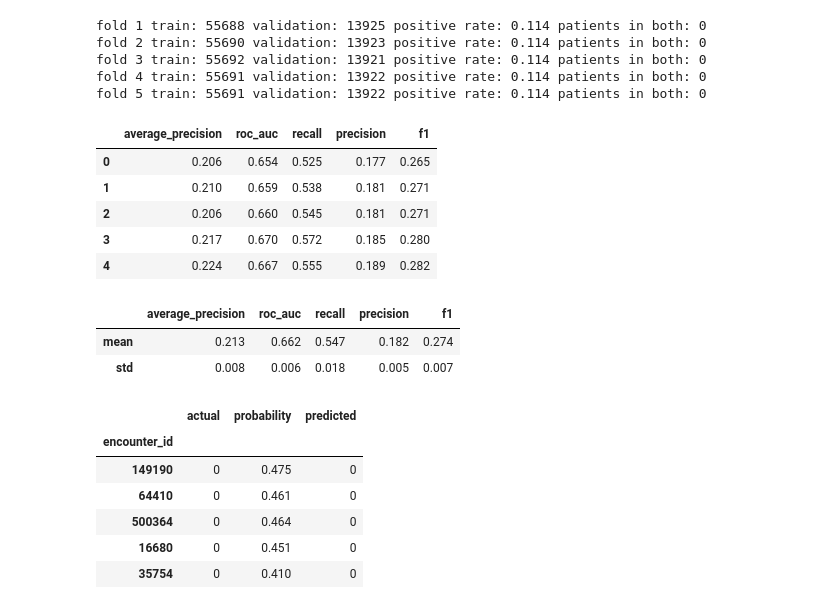
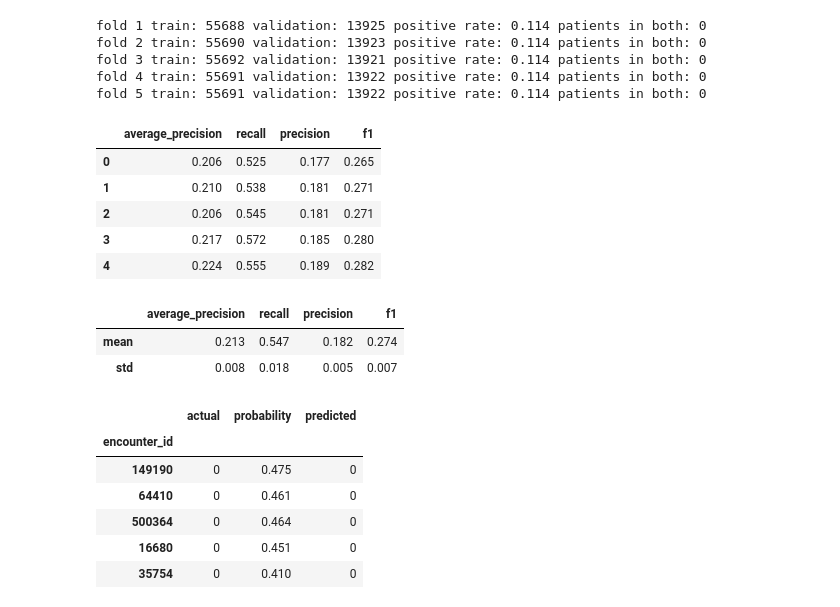
Before and after one commit to rahulsaikarlapudi/diabetes-readmission-prediction, a Jupyter notebook: notebooks/04_baseline_model.ipynb, the cells around one changed output. Drawn from its saved outputs; the diff is of its cells as text; code cells hidden in the pictures.

```diff
--- a/notebooks/04_baseline_model.ipynb
+++ b/notebooks/04_baseline_model.ipynb
@@ -64,25 +65,25 @@ fold 4 train: 55691 validation: 13922 positive rate: 0.114 patients in both: 0
 fold 5 train: 55691 validation: 13922 positive rate: 0.114 patients in both: 0
 # %%
 #cross validating the baseline
-scoring = ["average_precision", "roc_auc", "recall", "precision", "f1"]
+scoring = ["average_precision", "recall", "precision", "f1"]
 scores = cross_validate(baseline, X_train, y_train, groups=groups_train, cv=cv, scoring=scoring, n_jobs=-1)
 
 fold_scores = pd.DataFrame({m: scores["test_" + m] for m in scoring})
 fold_scores.round(3)
 # %% [output]
-|  | average_precision | roc_auc | recall | precision | f1 |
-| 0 | 0.206 | 0.654 | 0.525 | 0.177 | 0.265 |
-| 1 | 0.210 | 0.659 | 0.538 | 0.181 | 0.271 |
-| 2 | 0.206 | 0.660 | 0.545 | 0.181 | 0.271 |
-| 3 | 0.217 | 0.670 | 0.572 | 0.185 | 0.280 |
-| 4 | 0.224 | 0.667 | 0.555 | 0.189 | 0.282 |
+|  | average_precision | recall | precision | f1 |
+| 0 | 0.206 | 0.525 | 0.177 | 0.265 |
+| 1 | 0.210 | 0.538 | 0.181 | 0.271 |
+| 2 | 0.206 | 0.545 | 0.181 | 0.271 |
+| 3 | 0.217 | 0.572 | 0.185 | 0.280 |
+| 4 | 0.224 | 0.555 | 0.189 | 0.282 |
 # %%
 #averaging scores across folds
 fold_scores.agg(["mean", "std"]).round(3)
 # %% [output]
-|  | average_precision | roc_auc | recall | precision | f1 |
-| mean | 0.213 | 0.662 | 0.547 | 0.182 | 0.274 |
-| std | 0.008 | 0.006 | 0.018 | 0.005 | 0.007 |
+|  | average_precision | recall | precision | f1 |
+| mean | 0.213 | 0.547 | 0.182 | 0.274 |
+| std | 0.008 | 0.018 | 0.005 | 0.007 |
 # %%
 #out of fold probabilities
 proba = cross_val_predict(baseline, X_train, y_train, groups=groups_train, cv=cv, method="predict_proba", n_jobs=-1)[:, 1]
```
Also changed, not shown: parts of 12 cells of this notebook, 11 other files.
